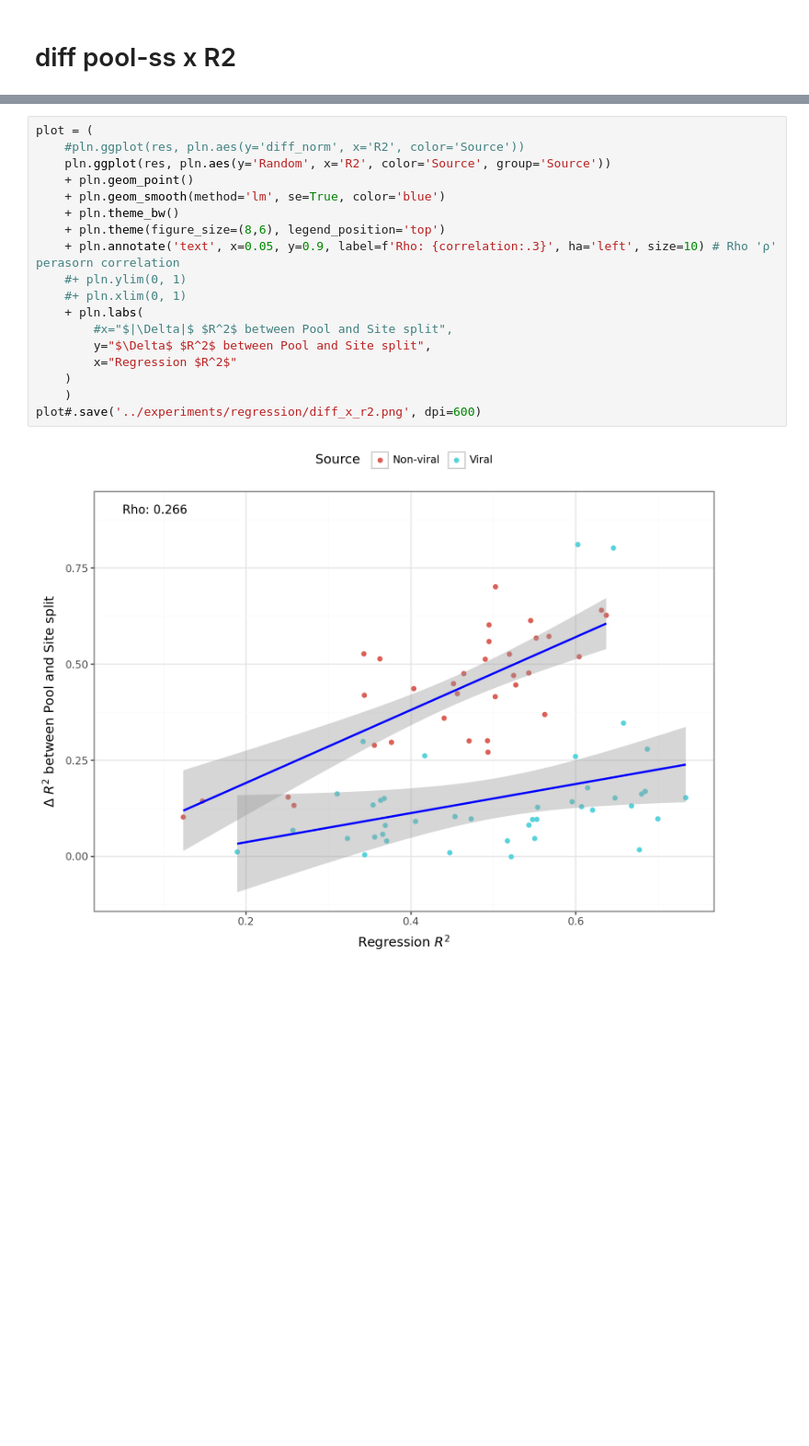
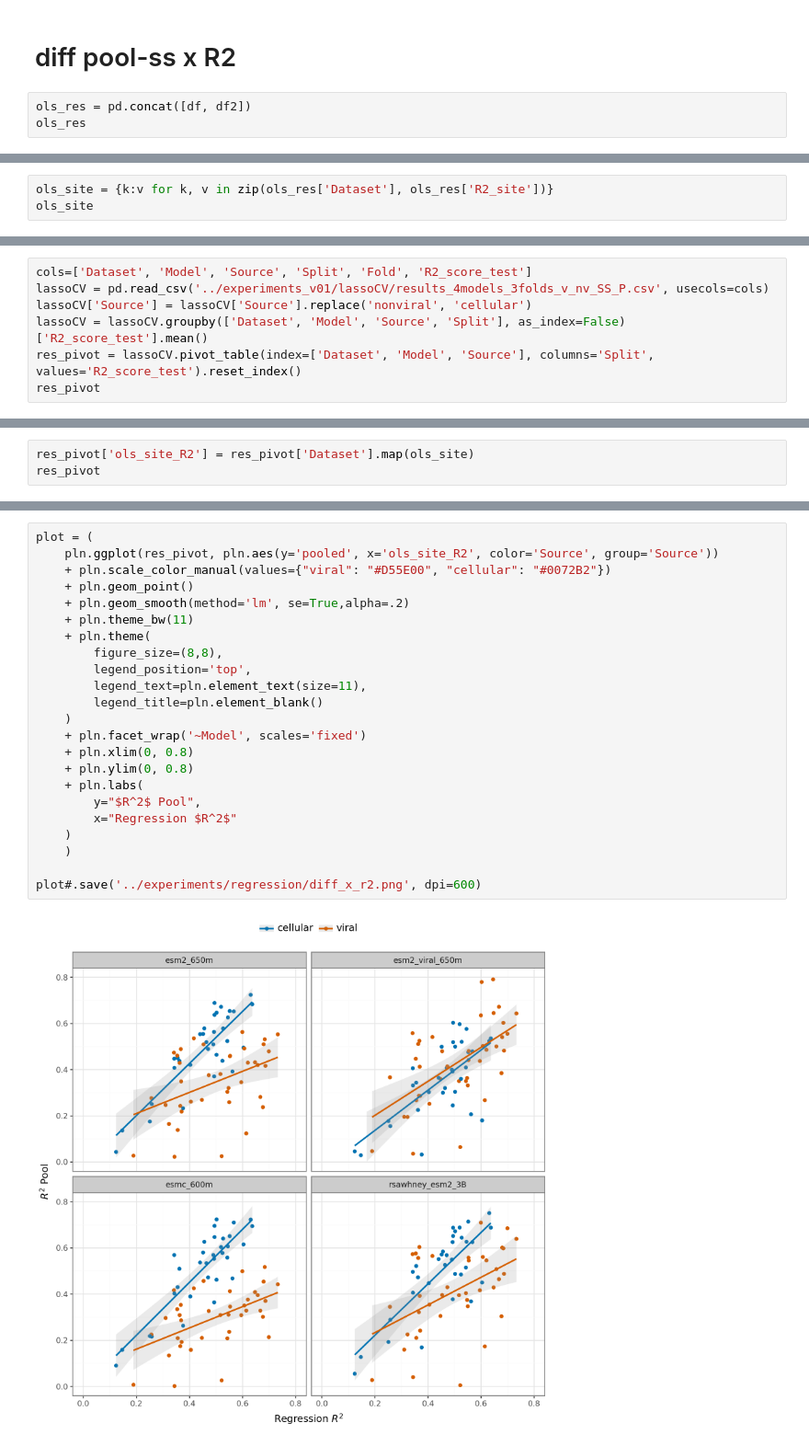
Before and after one commit to ziul-bio/DMS-SiteEffect-PLM, a Jupyter notebook: notebooks/regression.ipynb, the cells around one changed output, grey strips where cells are left out. Shown at 92% size. Saved outputs shown, nothing was run; the diff lists cells and outputs as text; blank space fills up the shorter version.

```diff
--- a/notebooks/regression.ipynb
+++ b/notebooks/regression.ipynb
@@ -193,2 +227,5 @@ plot#.save('../experiments/regression/regression_site_categorical.png', dpi=600)
 # %% [markdown]
 # diff pool-ss x R2
+# %%
+ols_res = pd.concat([df, df2])
+ols_res
@@ -194,0 +246,3 @@ plot#.save('../experiments/regression/regression_site_categorical.png', dpi=600)
+# %%
+ols_site = {k:v for k, v in zip(ols_res['Dataset'], ols_res['R2_site'])}
+ols_site
@@ -194,0 +267,7 @@ plot#.save('../experiments/regression/regression_site_categorical.png', dpi=600)
+# %%
+cols=['Dataset', 'Model', 'Source', 'Split', 'Fold', 'R2_score_test']
+lassoCV = pd.read_csv('../experiments_v01/lassoCV/results_4models_3folds_v_nv_SS_P.csv', usecols=cols)
+lassoCV['Source'] = lassoCV['Source'].replace('nonviral', 'cellular')
+lassoCV = lassoCV.groupby(['Dataset', 'Model', 'Source', 'Split'], as_index=False)['R2_score_test'].mean()
+res_pivot = lassoCV.pivot_table(index=['Dataset', 'Model', 'Source'], columns='Split', values='R2_score_test').reset_index()
+res_pivot
@@ -194,0 +288,3 @@ plot#.save('../experiments/regression/regression_site_categorical.png', dpi=600)
+# %%
+res_pivot['ols_site_R2'] = res_pivot['Dataset'].map(ols_site)
+res_pivot
@@ -242,20 +315,25 @@ Correlation: 0.26593757691816805
 # %%
 plot = (
-    #pln.ggplot(res, pln.aes(y='diff_norm', x='R2', color='Source'))
-    pln.ggplot(res, pln.aes(y='Random', x='R2', color='Source', group='Source'))
+    pln.ggplot(res_pivot, pln.aes(y='pooled', x='ols_site_R2', color='Source', group='Source'))
+    + pln.scale_color_manual(values={"viral": "#D55E00", "cellular": "#0072B2"})
     + pln.geom_point()
-    + pln.geom_smooth(method='lm', se=True, color='blue')
-    + pln.theme_bw()
-    + pln.theme(figure_size=(8,6), legend_position='top')
-    + pln.annotate('text', x=0.05, y=0.9, label=f'Rho: {correlation:.3}', ha='left', size=10) # Rho 'ρ' perasorn correlation
-    #+ pln.ylim(0, 1)
-    #+ pln.xlim(0, 1)
+    + pln.geom_smooth(method='lm', se=True,alpha=.2)
+    + pln.theme_bw(11)
+    + pln.theme(
+        figure_size=(8,8),
+        legend_position='top',
+        legend_text=pln.element_text(size=11),
+        legend_title=pln.element_blank()
+    )
+    + pln.facet_wrap('~Model', scales='fixed')
+    + pln.xlim(0, 0.8)
+    + pln.ylim(0, 0.8)
     + pln.labs(
-        #x="$|\Delta|$ $R^2$ between Pool and Site split",
-        y="$\Delta$ $R^2$ between Pool and Site split",
+        y="$R^2$ Pool",
         x="Regression $R^2$"
     )
     )
+
 plot#.save('../experiments/regression/diff_x_r2.png', dpi=600)
 # %% [output]
-[figure, old version]
+[figure, new version]
```
Also changed, not shown: parts of 21 cells of this notebook, 1 other file.
